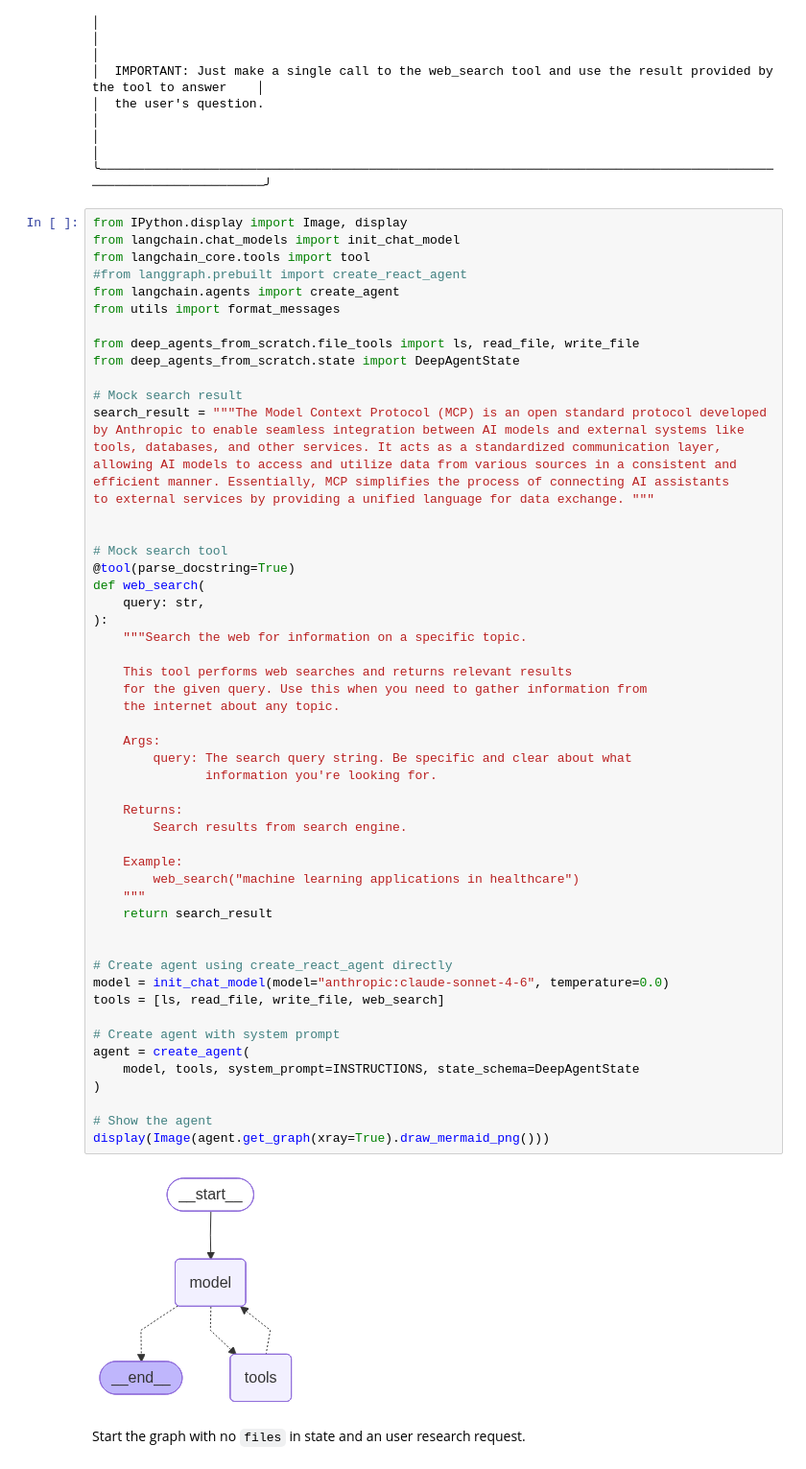
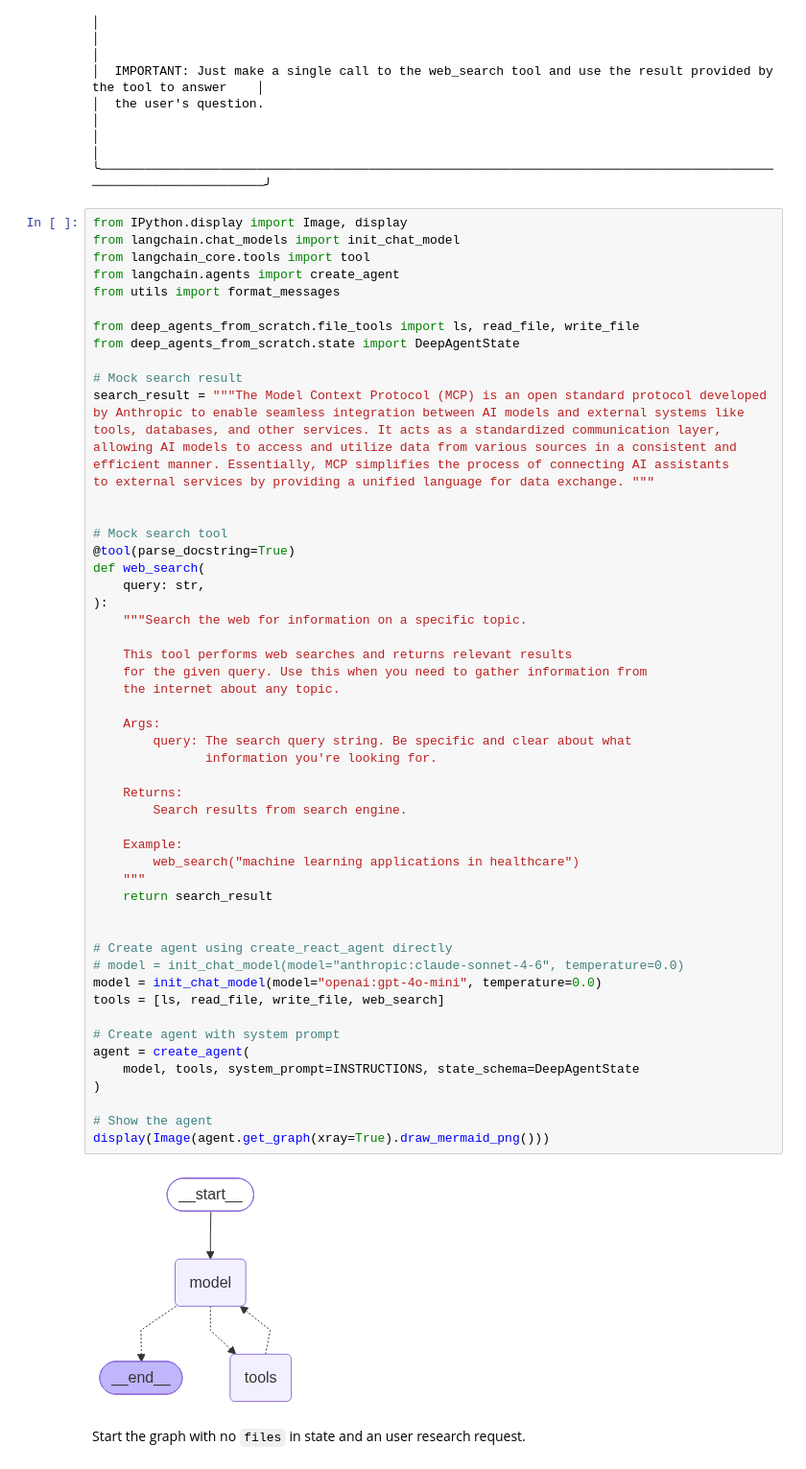
Before and after one commit to ganeshkp/langchain-projects, a Jupyter notebook: notebooks/2_files.ipynb, the cells around one changed output. Shown at 96% size. Cells and saved outputs as stored; diff of their text form.

```diff
--- a/notebooks/2_files.ipynb
+++ b/notebooks/2_files.ipynb
@@ -289,7 +292,6 @@ show_prompt(INSTRUCTIONS)
 from IPython.display import Image, display
 from langchain.chat_models import init_chat_model
 from langchain_core.tools import tool
-#from langgraph.prebuilt import create_react_agent
 from langchain.agents import create_agent
 from utils import format_messages
 
@@ -313,35 +315,36 @@ def web_search(
     """Search the web for information on a specific topic.
 
     This tool performs web searches and returns relevant results
     for the given query. Use this when you need to gather information from
     the internet about any topic.
 
     Args:
         query: The search query string. Be specific and clear about what
                information you're looking for.
 
     Returns:
         Search results from search engine.
 
     Example:
         web_search("machine learning applications in healthcare")
     """
     return search_result
 
 
 # Create agent using create_react_agent directly
-model = init_chat_model(model="anthropic:claude-sonnet-4-6", temperature=0.0)
+# model = init_chat_model(model="anthropic:claude-sonnet-4-6", temperature=0.0)
+model = init_chat_model(model="openai:gpt-4o-mini", temperature=0.0)
 tools = [ls, read_file, write_file, web_search]
 
 # Create agent with system prompt
 agent = create_agent(
     model, tools, system_prompt=INSTRUCTIONS, state_schema=DeepAgentState
 )
 
 # Show the agent
 display(Image(agent.get_graph(xray=True).draw_mermaid_png()))
 # %% [output]
-[figure, old version]
+[figure, new version]
 # %% [markdown]
 Start the graph with no `files` in state and an user research request.
 # %%
```
Also changed, not shown: parts of 3 cells of this notebook, 4 other files.
